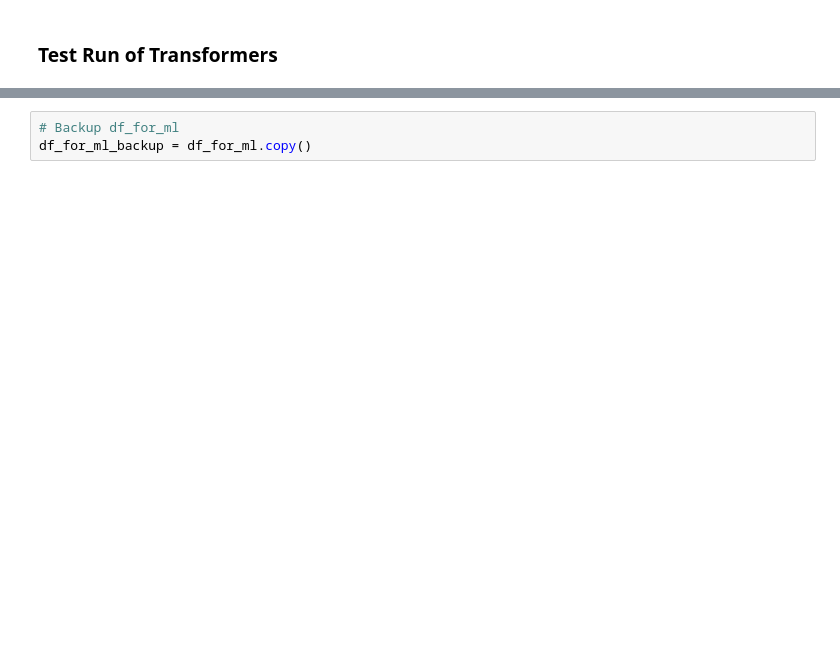
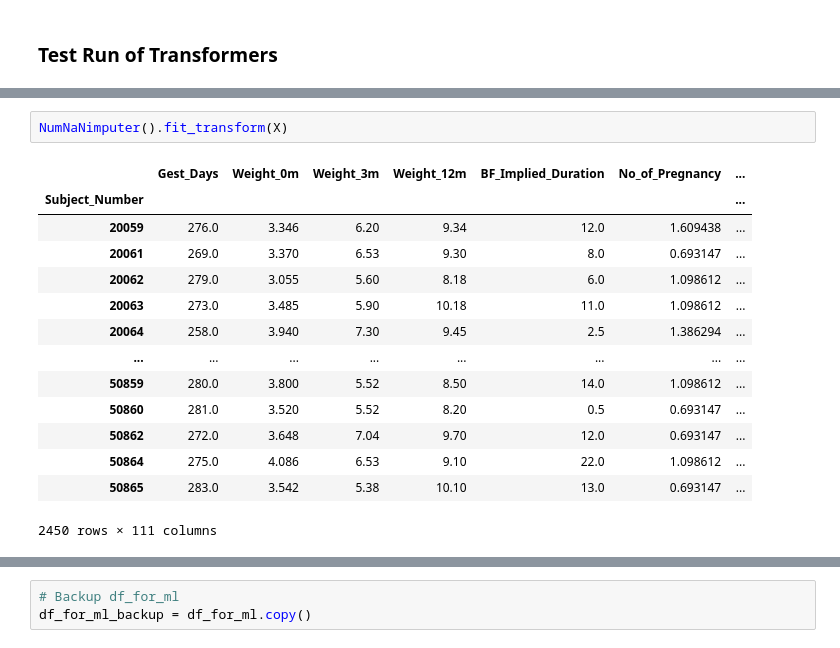
Before and after one commit to PingHe-Stan/Sickkids_ML, a Jupyter notebook: notebooks/CHILD_ml_pipeline.ipynb, the cells around one changed output, grey strips where cells are left out. Saved outputs shown, nothing was run; the diff lists cells and outputs as text; blank space fills up the shorter version.

Commit message:
NumNaNimputer

```diff
--- a/notebooks/CHILD_ml_pipeline.ipynb
+++ b/notebooks/CHILD_ml_pipeline.ipynb
@@ -90,0 +181,17 @@ y = df_shrunk["y"].copy()
+# %%
+NumNaNimputer().fit_transform(X)
+# %% [output]
+|  | Gest_Days | Weight_0m | Weight_3m | Weight_12m | BF_Implied_Duration | No_of_Pregnancy | ... |
+| Subject_Number |  |  |  |  |  |  | ... |
+| 20059 | 276.0 | 3.346 | 6.20 | 9.34 | 12.0 | 1.609438 | ... |
+| 20061 | 269.0 | 3.370 | 6.53 | 9.30 | 8.0 | 0.693147 | ... |
+| 20062 | 279.0 | 3.055 | 5.60 | 8.18 | 6.0 | 1.098612 | ... |
+| 20063 | 273.0 | 3.485 | 5.90 | 10.18 | 11.0 | 1.098612 | ... |
+| 20064 | 258.0 | 3.940 | 7.30 | 9.45 | 2.5 | 1.386294 | ... |
+| ... | ... | ... | ... | ... | ... | ... | ... |
+| 50859 | 280.0 | 3.800 | 5.52 | 8.50 | 14.0 | 1.098612 | ... |
+| 50860 | 281.0 | 3.520 | 5.52 | 8.20 | 0.5 | 0.693147 | ... |
+| 50862 | 272.0 | 3.648 | 7.04 | 9.70 | 12.0 | 0.693147 | ... |
+| 50864 | 275.0 | 4.086 | 6.53 | 9.10 | 22.0 | 1.098612 | ... |
+| 50865 | 283.0 | 3.542 | 5.38 | 10.10 | 13.0 | 0.693147 | ... |
+2450 rows × 111 columns
```
Also changed, not shown: parts of 72 cells of this notebook, 1 other file.
